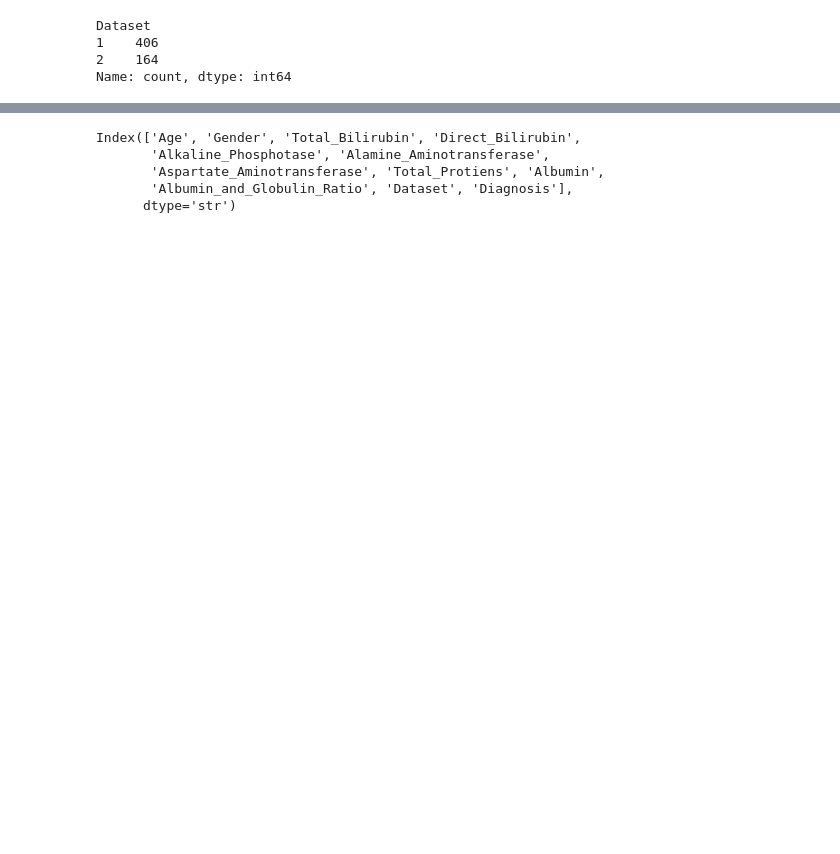
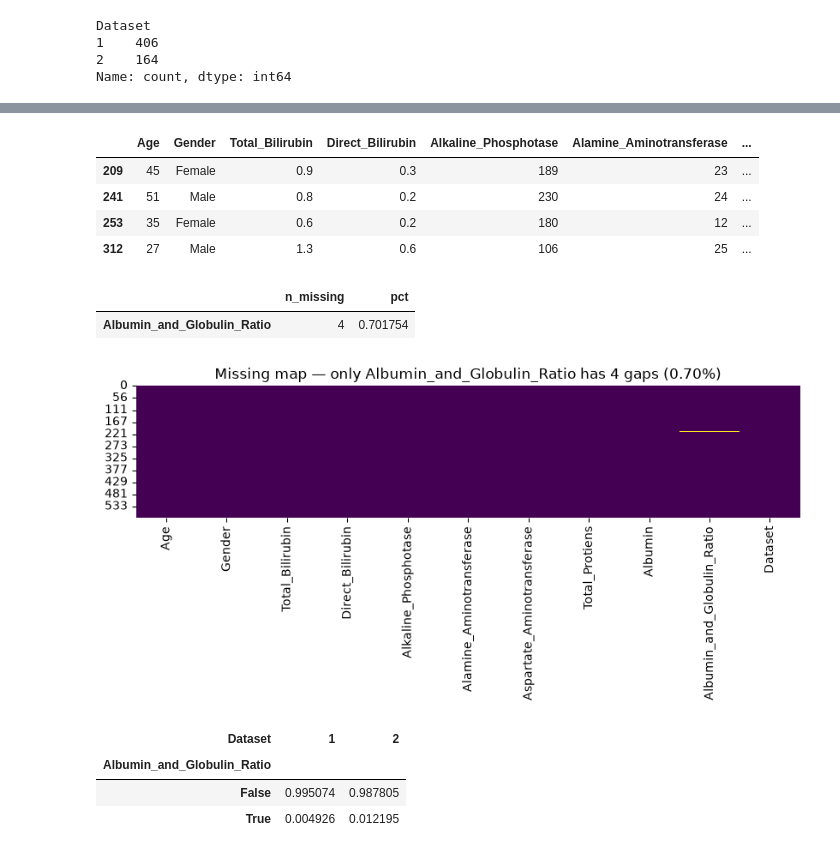
Before and after one commit to ferozeren/comparative-ml-modeling, a Jupyter notebook: liver_patient_records_classification/notebooks/01_data_cleaning.ipynb, the cells around one changed output, grey strips where cells are left out. Drawn from its saved outputs; the diff is of its cells as text; code cells hidden in the pictures; blank space fills up the shorter version.

```diff
--- a/liver_patient_records_classification/notebooks/01_data_cleaning.ipynb
+++ b/liver_patient_records_classification/notebooks/01_data_cleaning.ipynb
@@ -170,8 +154,32 @@ plt.show()
 # %%
-df.columns
+# Show rows With NULL Values
+
+df[df["Albumin_and_Globulin_Ratio"].isnull()]
 # %% [output]
-Index(['Age', 'Gender', 'Total_Bilirubin', 'Direct_Bilirubin',
-       'Alkaline_Phosphotase', 'Alamine_Aminotransferase',
-       'Aspartate_Aminotransferase', 'Total_Protiens', 'Albumin',
-       'Albumin_and_Globulin_Ratio', 'Dataset', 'Diagnosis'],
-      dtype='str')
+|  | Age | Gender | Total_Bilirubin | Direct_Bilirubin | Alkaline_Phosphotase | Alamine_Aminotransferase | ... |
+| 209 | 45 | Female | 0.9 | 0.3 | 189 | 23 | ... |
+| 241 | 51 | Male | 0.8 | 0.2 | 230 | 24 | ... |
+| 253 | 35 | Female | 0.6 | 0.2 | 180 | 12 | ... |
+| 312 | 27 | Male | 1.3 | 0.6 | 106 | 25 | ... |
+# %%
+# Missing value (NA)
+miss = df.isnull().sum().to_frame('n_missing')
+miss['pct'] = miss['n_missing']/len(df)*100
+display(miss[miss['n_missing']>0])
+
+# Heatmap of NA positions (like Kaggle but annotated)
+plt.figure(figsize=(10,2))
+sns.heatmap(df.isnull(), cbar=False, cmap='viridis')
+plt.title('Missing map — only Albumin_and_Globulin_Ratio has 4 gaps (0.70%)')
+plt.show()
+
+# Is missing correlated with target
+pd.crosstab(df['Albumin_and_Globulin_Ratio'].isnull(), df['Dataset'], normalize='columns')
+# %% [output]
+|  | n_missing | pct |
+| Albumin_and_Globulin_Ratio | 4 | 0.701754 |
+[figure, added]
+| Dataset | 1 | 2 |
+| Albumin_and_Globulin_Ratio |  |  |
+| False | 0.995074 | 0.987805 |
+| True | 0.004926 | 0.012195 |
```
Also changed, not shown: parts of 24 cells of this notebook, 5 other files.
